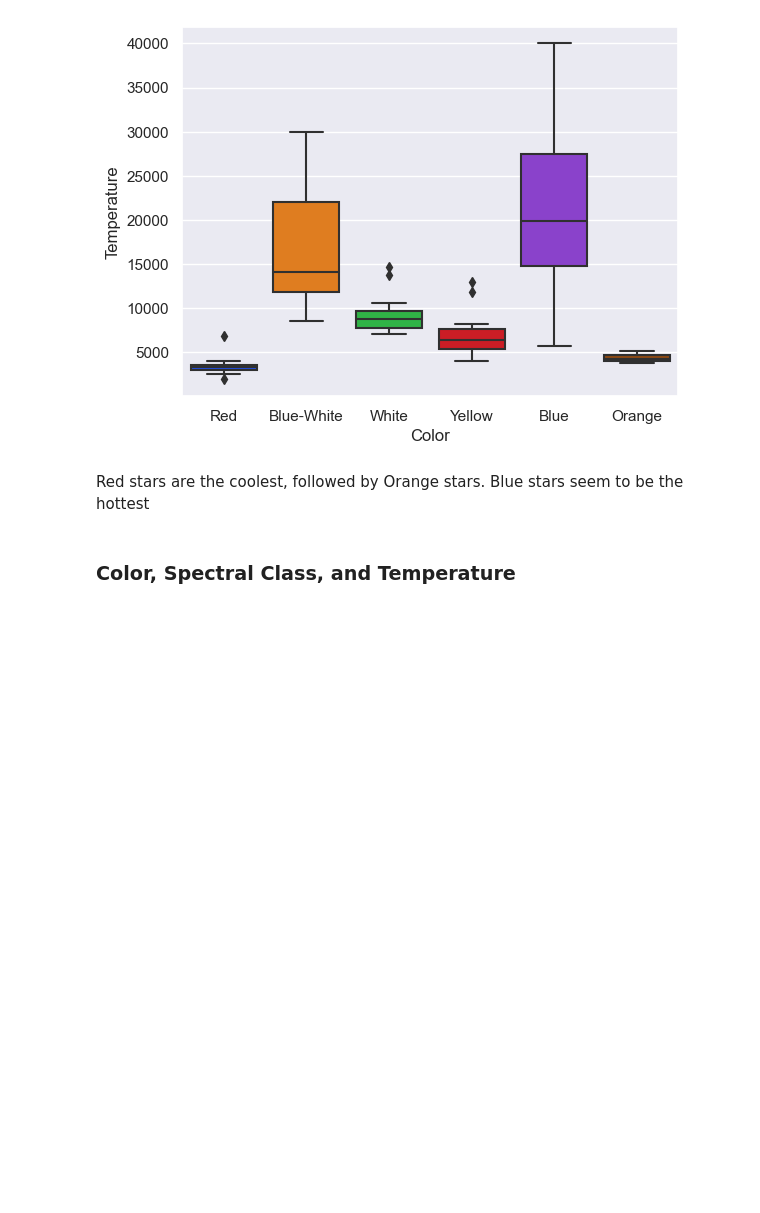
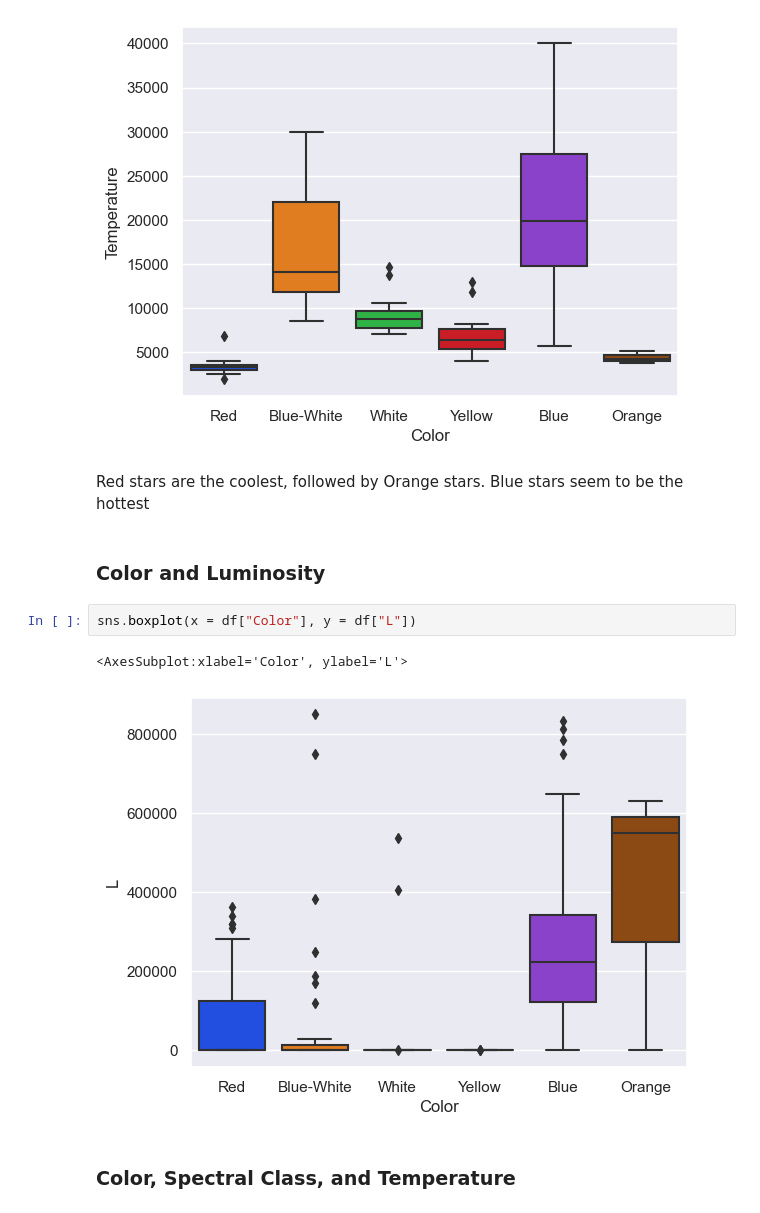
Before and after one commit to chloe0x0/stars, a Jupyter notebook: src/stars.ipynb, the cells around one changed output. Saved outputs shown, nothing was run; the diff lists cells and outputs as text; blank space fills up the shorter version.

Commit message:
Color and Luminosity box plot

```diff
--- a/src/stars.ipynb
+++ b/src/stars.ipynb
@@ -187,6 +187,13 @@ sns.boxplot(x = df["Color"], y = df["Temperature"])
 [figure]
 # %% [markdown]
 Red stars are the coolest, followed by Orange stars. Blue stars seem to be the hottest
+# %% [markdown]
+### Color and Luminosity
+# %%
+sns.boxplot(x = df["Color"], y = df["L"])
+# %% [output]
+<AxesSubplot:xlabel='Color', ylabel='L'>
+[figure, added]
 # %% [markdown]
 ### Color, Spectral Class, and Temperature
 # %%
```
